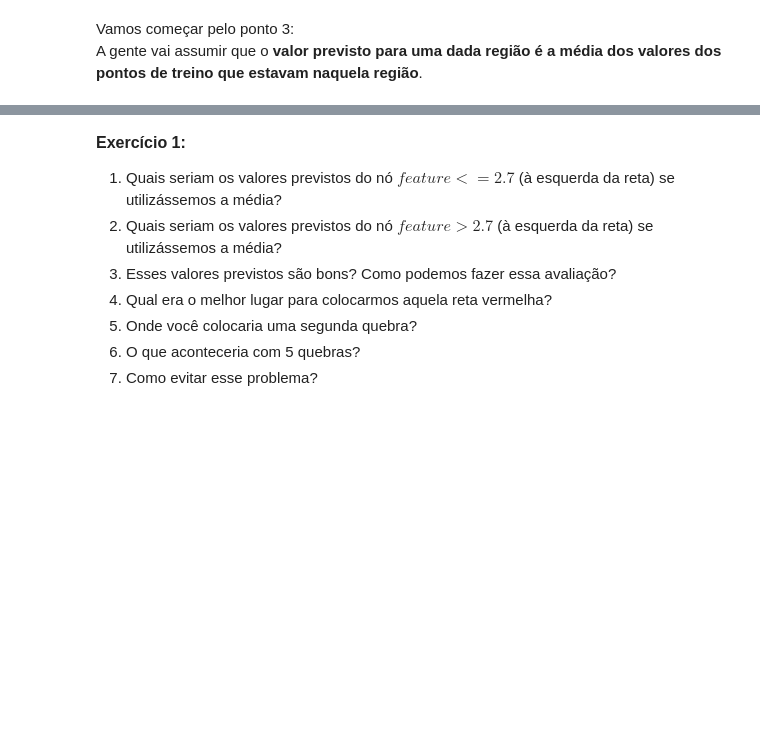
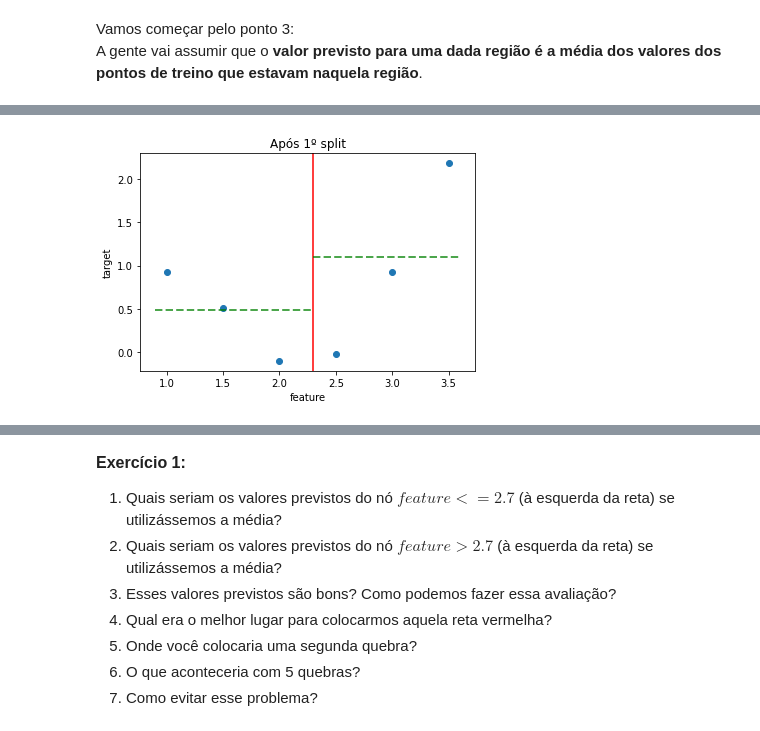
Before and after one commit to patriciacatandi/Lets_Code_DS_Degree_Alunos_ML, a Jupyter notebook: Módulo 9 - Machine Learning I/4_Decision Tree/Regressão - Árvore de decisão.ipynb, the cells around one changed output, grey strips where cells are left out. Saved outputs shown, nothing was run; the diff lists cells and outputs as text; code cells hidden in the pictures; blank space fills up the shorter version.

```diff
--- a/Módulo 9 - Machine Learning I/4_Decision Tree/Regressão - Árvore de decisão.ipynb
+++ b/Módulo 9 - Machine Learning I/4_Decision Tree/Regressão - Árvore de decisão.ipynb
@@ -54,3 +54,14 @@ plt.show()
+# %%
+plt.title('Após 1º split')
+plt.scatter(pontos[:,0], pontos[:,1])
+plt.axvline(2.3, color='red')
+plt.hlines(y=0.49, xmin=0.9, xmax=2.3, colors='green', linestyles='--', lw=2, label='1.55', alpha=0.7)
+plt.hlines(y=1.1, xmin=2.3, xmax=3.6, colors='green', linestyles='--', lw=2, label='1.55', alpha=0.7)
+plt.xlabel('feature')
+plt.ylabel('target')
+plt.show()
+# %% [output]
+[figure, added]
 # %%
 plt.title('Após 1º split')
 plt.scatter(pontos[:,0], pontos[:,1])
```
Also changed, not shown: parts of 18 cells of this notebook, 3 other files.
